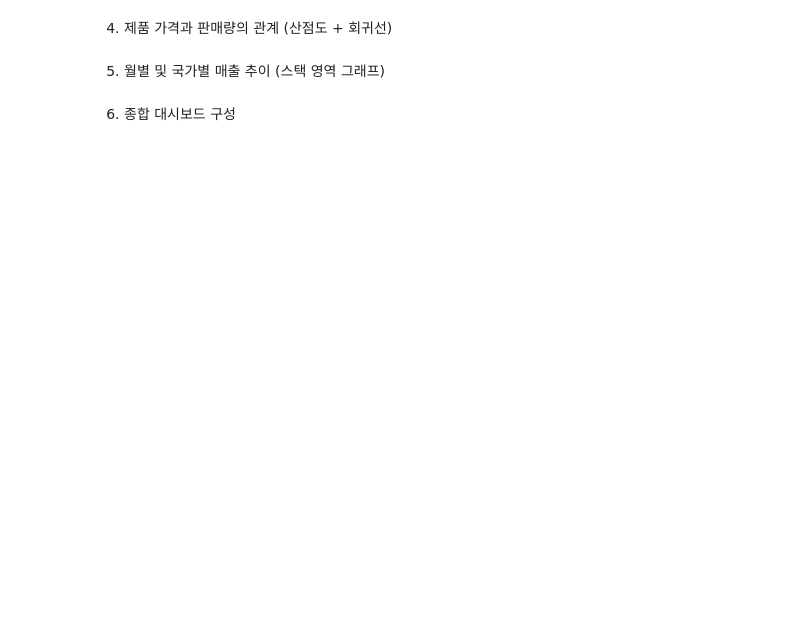
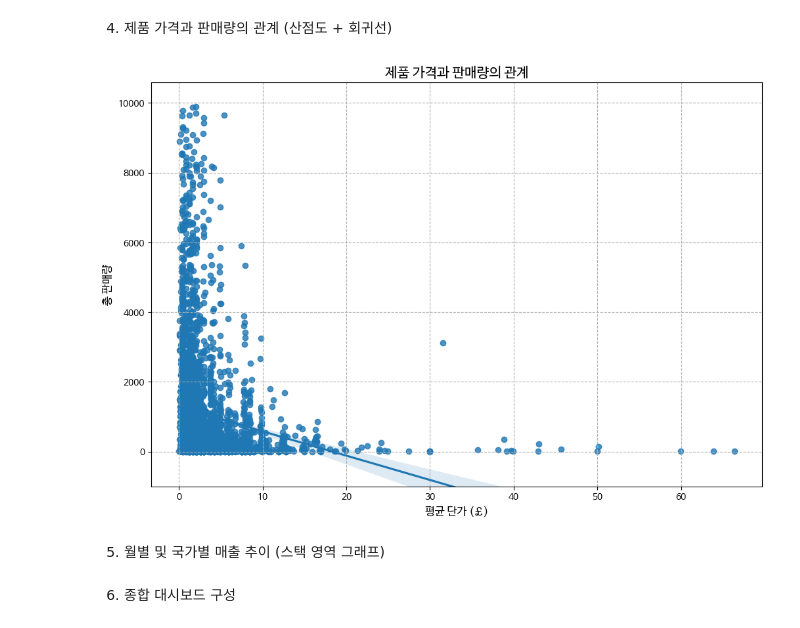
Before and after one commit to minklee26/Data-Analysis-with-Open-Source, a Jupyter notebook: 오픈소스_데이터_분석_11강_수정.ipynb, the cells around one changed output. Drawn from its saved outputs; the diff is of its cells as text; code cells hidden in the pictures; blank space fills up the shorter version.

```diff
--- a/오픈소스_데이터_분석_11강_수정.ipynb
+++ b/오픈소스_데이터_분석_11강_수정.ipynb
@@ -487,28 +526,30 @@ plt.show()
 # %%
 ## 제품별 평균 단가 및 총 판매량 계산
 product_price_quantity = retail_data_clean.groupby('StockCode').agg({
     'UnitPrice': 'mean',
     'Quantity': 'sum'
 }).reset_index()
 
 ## 이상치 제거 (가격 100 미만, 판매량 10000 미만)
 filtered_products = product_price_quantity[
   (product_price_quantity['UnitPrice'] < 100) &
   (product_price_quantity['Quantity'] < 10000)
 ]
 
 ## 가격과 판매량의 관계 시각화 (회귀선 포함 산점도)
 plt.figure(figsize=(12, 8))
 # seaborn의 regplot을 이용하여 회귀선 포함 산점도를 출력
-
+sns.regplot(x='UnitPrice', y='Quantity', data=filtered_products)
 
 ## 그래프 제목 및 축 레이블 설정
 plt.title('제품 가격과 판매량의 관계', fontsize=15)
 plt.xlabel('평균 단가 (£)', fontsize=12)
 plt.ylabel('총 판매량', fontsize=12)
 plt.ylim(-1000, None) ## y축 시작점 설정
 plt.grid(linestyle='--') ## 그리드 추가
 plt.show()
+# %% [output]
+[figure, added]
 # %% [markdown]
 5. 월별 및 국가별 매출 추이 (스택 영역 그래프)
 # %%
```
Also changed, not shown: parts of 3 cells of this notebook.
